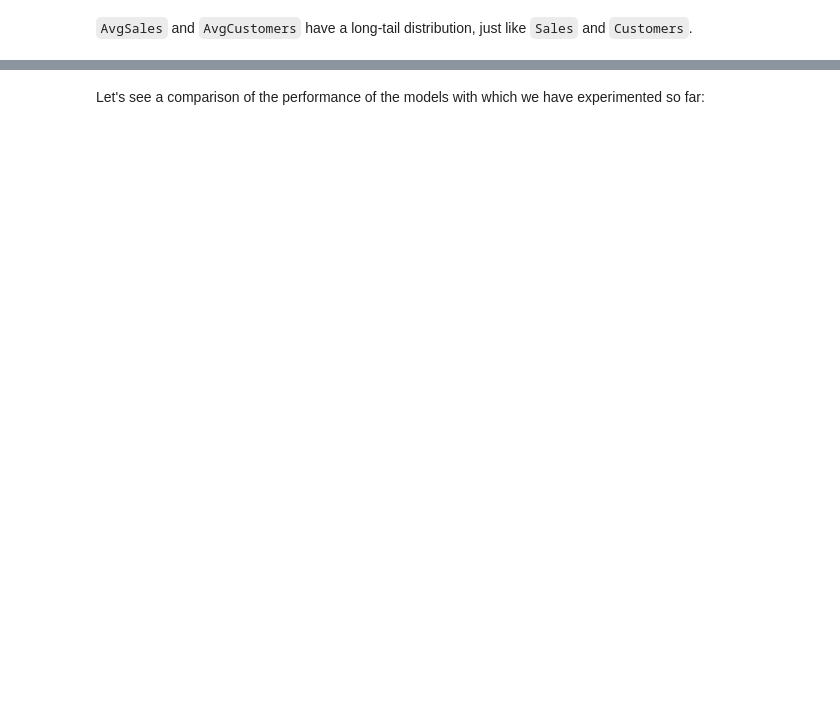
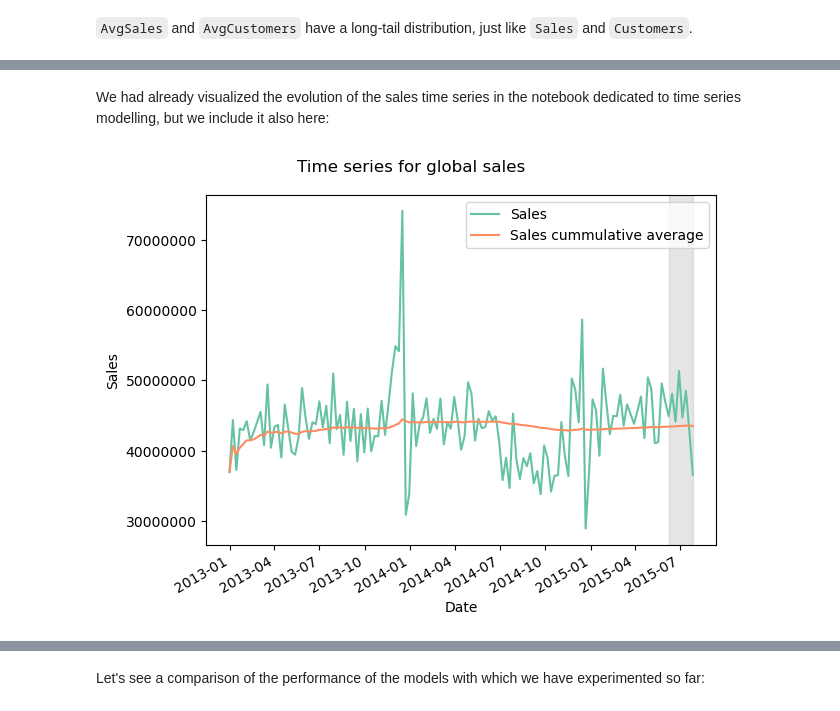
Before and after one commit to xaviermondragon/rossmann, a Jupyter notebook: notebooks/6_reports.ipynb, the cells around one changed output, grey strips where cells are left out. Cells and saved outputs as stored; diff of their text form; code cells hidden in the pictures; blank space fills up the shorter version.

Commit message:
Improve reports notebook.

```diff
--- a/notebooks/6_reports.ipynb
+++ b/notebooks/6_reports.ipynb
@@ -45,6 +46,8 @@ pred_lr = pd.read_csv("../data/pred_lr.csv", parse_dates=['Date']).set_axis(['St
 pred_ar = pd.read_csv("../data/pred_ar.csv", parse_dates=['Date']).set_axis(['Store', 'Date', 'Predictions'], axis=1)
 pred_sarima = pd.read_csv("../data/pred_sarima.csv", parse_dates=['Date']).set_axis(['Store', 'Date', 'Predictions'], axis=1)
 # %%
-# test data for forecasting models (it is log scaled)
+# data for time series visualizations
 y_test = pd.read_csv("../data/y_test.csv", parse_dates=['Date'])
+y_train = pd.read_csv("../data/y_train.csv", parse_dates=['Date'])
+y_global = pd.read_csv("../data/y_global.csv", parse_dates=['Date'])
 # %% [markdown]
@@ -104,2 +99,23 @@ avgs.drop('Store', axis=1).describe()
+# %% [markdown]
+We had already visualized the evolution of the sales time series in the notebook dedicated to time series modelling, but we include it also here:
+# %%
+y_global.set_index('Date', inplace=True)
+# %%
+fig, ax = plt.subplots()
+
+ax.plot(y_global.index, y_global['Sales'], label='Sales')
+ax.plot(y_global.index, y_global['SalesCumAvg'], label='Sales cummulative average')
+ax.set_xlabel('Date')
+ax.set_ylabel('Sales')
+ax.axvspan(datetime(2015,6,8), datetime(2015,7,27), color='#808080', alpha=0.2)
+ax.legend(loc='upper right')
+
+fig.autofmt_xdate()
+fig.suptitle('Time series for global sales')
+# to avoid scientific notation in y ticks
+plt.ticklabel_format(style='plain', axis='y')
+plt.tight_layout();
+# %% [output]
+[figure, added]
 # %% [markdown]
 #### Individual reports
```
Also changed, not shown: parts of 20 cells of this notebook, 1 other file.
